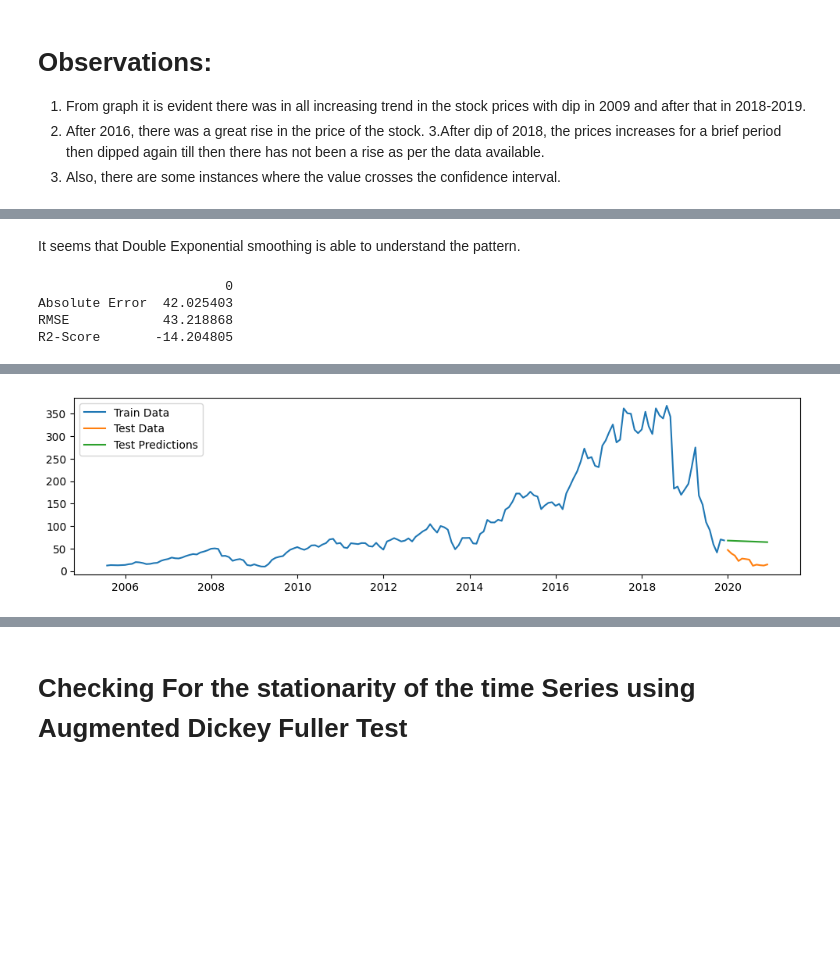
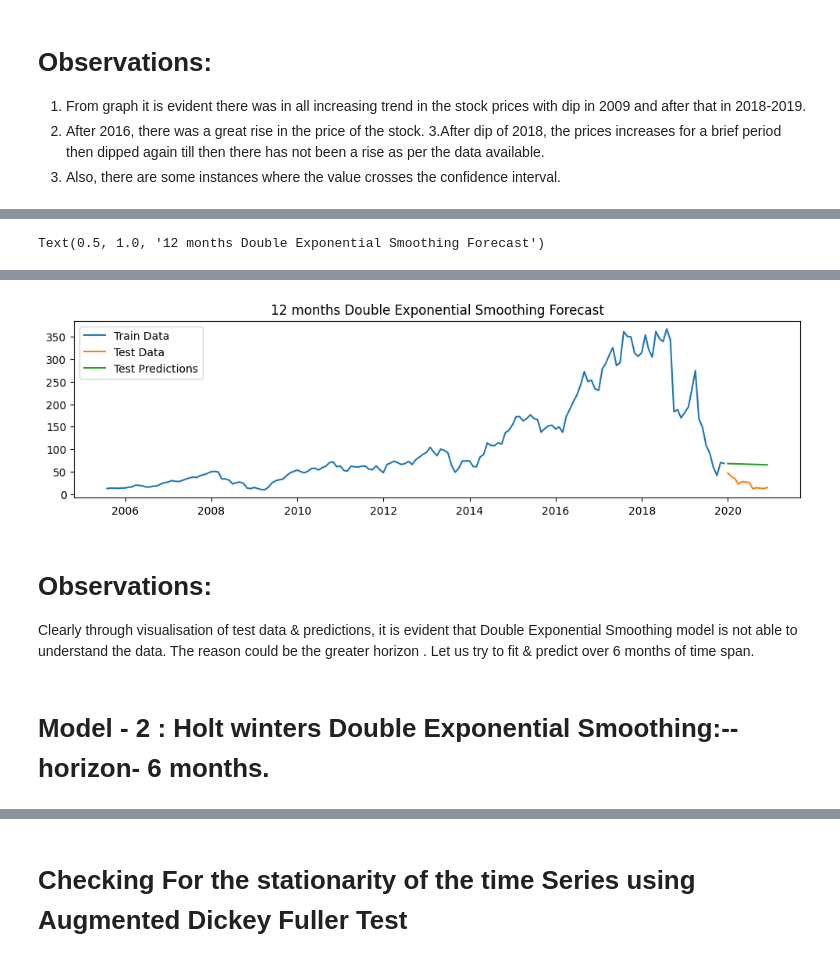
Before and after one commit to manisha-dhanuka/Linear-Regression, a Jupyter notebook: Yes_Bank_Capstone_Project.ipynb, the cells around one changed output, grey strips where cells are left out. Drawn from its saved outputs; the diff is of its cells as text; code cells hidden in the pictures; blank space fills up the shorter version.

```diff
--- a/Yes_Bank_Capstone_Project.ipynb
+++ b/Yes_Bank_Capstone_Project.ipynb
@@ -344 +535,14 @@ files.download("ets_resid.png");
+# %%
+def evaluate(test_predictions, test):
+  mape = np.mean(np.abs((test_predictions-test.Close)/test.Close))*100
+  return [mean_absolute_error(test_predictions, test['Close']),  mean_squared_error(test_predictions, test['Close']), mape]
+# %%
+def plot(test_predictions, test, train):
+
+  #Plotting the results:
+  plt.figure(figsize =(12,3),dpi = 100)
+  plt.plot(train['Close'],label = 'Train Data')
+  plt.plot(test['Close'],label = 'Test Data')
+  plt.plot(test_predictions, label = 'Test Predictions')
+  plt.legend();
 # %% [markdown]
@@ -346,4 +552,2 @@ files.download("ets_resid.png");
 # %%
 from statsmodels.tsa.holtwinters import ExponentialSmoothing
-# %%
-stock_df['Double_Exponential']= ExponentialSmoothing(stock_df.Close, trend='mul').fit().fittedvalues.shift(-1)
@@ -367,2 +553,0 @@ plt.legend();
-# %% [markdown]
-It seems that Double Exponential smoothing is able to understand the pattern.
@@ -371,2 +553,0 @@ from sklearn.metrics import mean_absolute_error,mean_squared_error,r2_score
-# %%
-stock_df = stock_df.drop('Double_Exponential',axis = 1)
@@ -392,12 +556,11 @@ def explore(test_predictions, test,train):
 train = stock_df.iloc[:-12]
 test = stock_df.iloc[-12:]
 fitted_model = ExponentialSmoothing(train['Close'],trend='mul').fit()
-test_predictions = fitted_model.forecast(12)
-explore(test_predictions, test,train)
-plt.savefig("des12.png")
-files.download("des12.png")
+des_test_predictions = fitted_model.forecast(12)
+des_12 = evaluate(des_test_predictions, test)
+plot(des_test_predictions,test,train)
+plt.title('12 months Double Exponential Smoothing Forecast')
+# plt.savefig("des12.png")
+# files.download("des12.png")
 # %% [output]
-                        0
-Absolute Error  42.025403
-RMSE            43.218868
-R2-Score       -14.204805
+Text(0.5, 1.0, '12 months Double Exponential Smoothing Forecast')
@@ -406,3 +567,8 @@ R2-Score       -14.204805
-[figure, old version]
+[figure, new version]
+# %% [markdown]
+# Observations:
+Clearly through visualisation of test data & predictions, it is evident that Double Exponential Smoothing model is not able to understand the data. The reason could be the greater horizon . Let us try to fit & predict over 6 months of time span.
+# %% [markdown]
+# Model - 2 : Holt winters Double Exponential Smoothing:-- horizon- 6 months.
 # %%
 # Double exponential Smoothing model:
```
Also changed, not shown: parts of 167 cells of this notebook.
